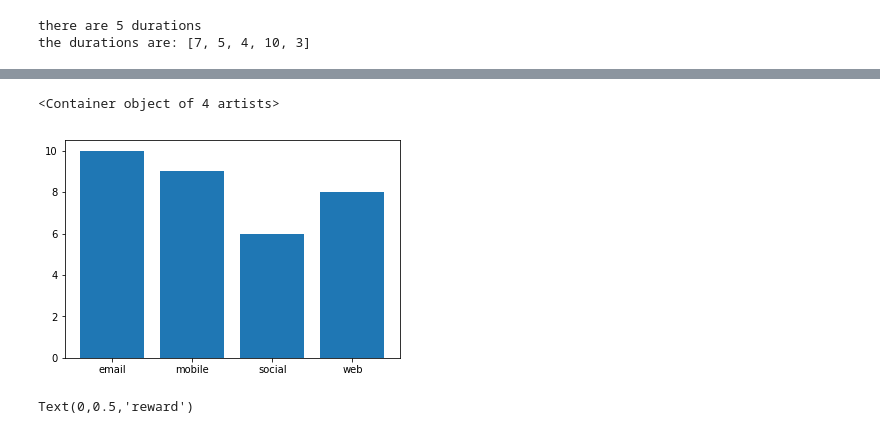
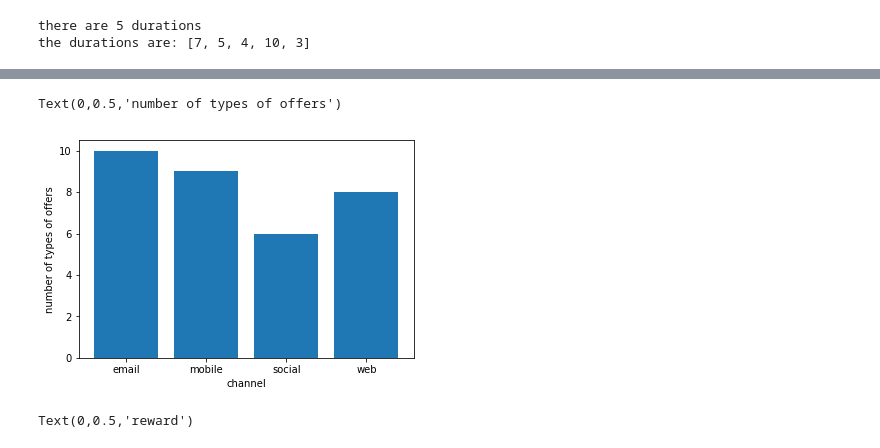
Before and after one commit to a1pat/Starbucks-Capstone, a Jupyter notebook: Starbucks_Capstone_notebook.ipynb, the cells around one changed output, grey strips where cells are left out. Saved outputs shown, nothing was run; the diff lists cells and outputs as text; code cells hidden in the pictures.

```diff
--- a/Starbucks_Capstone_notebook.ipynb
+++ b/Starbucks_Capstone_notebook.ipynb
@@ -149,15 +177,17 @@ channel_list
 # %%
 # how many types of offers carry each channel?
 channel_freq = dict.fromkeys(channel_list, 0)
 for channel in channel_list:
     for offer in portfolio['channels']:
         if channel in offer:
             channel_freq[channel] = channel_freq[channel] + 1
 
 plt.bar(channel_freq.keys(), channel_freq.values())
+plt.xlabel('channel')
+plt.ylabel('number of types of offers')
 # %% [output]
-<Container object of 4 artists>
+Text(0,0.5,'number of types of offers')
-[figure, old version]
+[figure, new version]
 # %%
 # relationship between difficulty and reward threshold
 plt.scatter(portfolio['difficulty'], portfolio['reward'])
```
Also changed, not shown: parts of 8 cells of this notebook.
